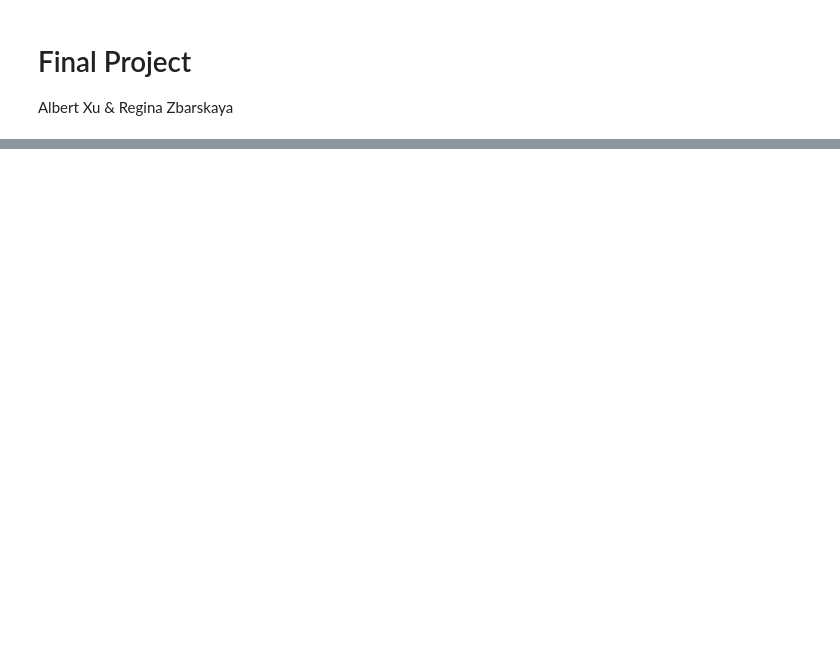
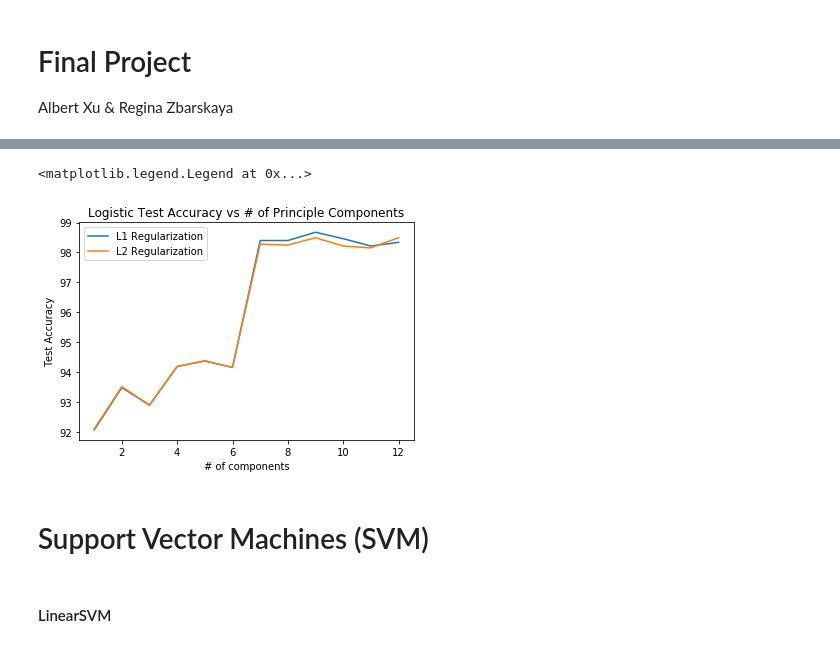
Before and after one commit to alberttxu/ml_final_project, a Jupyter notebook: final_proj.ipynb, the cells around one changed output, grey strips where cells are left out. Drawn from its saved outputs; the diff is of its cells as text; code cells hidden in the pictures; blank space fills up the shorter version.

Commit message:
added various regularizations

```diff
--- a/final_proj.ipynb
+++ b/final_proj.ipynb
@@ -66,0 +73,17 @@ svm_acc(X_train, y_train, X_test, y_test)
+# %%
+# ---------- Polynomial Feature Transformation (2, 3) ----------
+def poly_t(feat, model):
+    poly = PolynomialFeatures(feat)
+
+    # Create the transformed data matrices for training and test using poly.fit_transform(..)
+    X_transformed_train = poly.fit_transform(X_train)
+    X_transformed_test = poly.fit_transform(X_test)
+
+    logreg_model(model, X_transformed_train, X_transformed_test, y_train, y_test, 0)
+
+# Perform logistic regression with both regularizations
+for i in range(2,4):
+    print('\n({0}) Poly Feature Transformation, Lasso (L1) Regularization: '.format(i))
+    poly_t(i, 'l1')
+    print('\n({0}) Poly Feature Transformation, Ridge (L2) Regularization: '.format(i))
+    poly_t(i, 'l2')
@@ -66,0 +106,35 @@ svm_acc(X_train, y_train, X_test, y_test)
+# %%
+# ---------- Changing Number of Principle Components (Logistic) ----------
+def pca_transform(X, n_components):
+    pca = PCA(n_components)
+    pca.fit(X)
+    return pca.transform(X)
+
+# create arrays to hold test accuracy
+test_acc_1 = []
+test_acc_2 = []
+for i in range(1, 13):
+    # split original x array based on n components
+    X2_train, X2_test, Y2_train, Y2_test = train_test_split(pca_transform(X, i), y, test_size=0.5)
+    # fit using l1 regularization
+    acc = logreg_model('l1', X2_train, X2_test, Y2_train, Y2_test, 1)
+    test_acc_1.append(acc[1])
+    # fit using l2 regularization
+    acc = logreg_model('l2', X2_train, X2_test, Y2_train, Y2_test, 1)
+    test_acc_2.append(acc[1])
+
+# plot both regularizations on one graph
+l1, = plt.plot(range(1, 13), test_acc_1, label='L1 Regularization')
+plt.title('Logistic Test Accuracy vs # of Principle Components')
+plt.xlabel('# of components')
+plt.ylabel('Test Accuracy')
+
+l2, = plt.plot(range(1,13), test_acc_2, label='L2 Regularization')
+plt.legend(handles=[l1, l2])
+# %% [output]
+<matplotlib.legend.Legend at 0x...>
+[figure, added]
+# %% [markdown]
+# Support Vector Machines (SVM)
+# %% [markdown]
+#### LinearSVM
```
Also changed, not shown: parts of 20 cells of this notebook.
